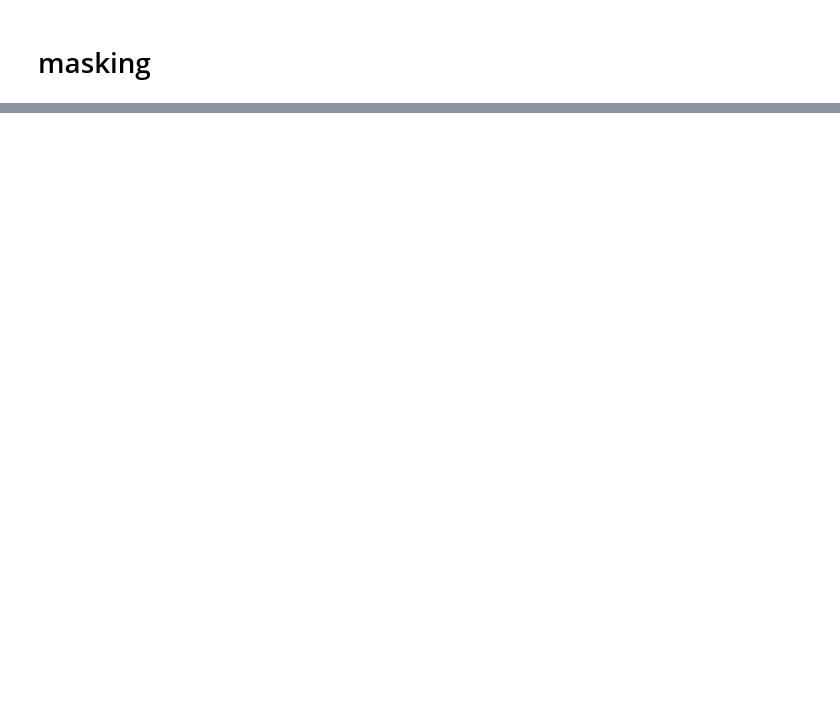
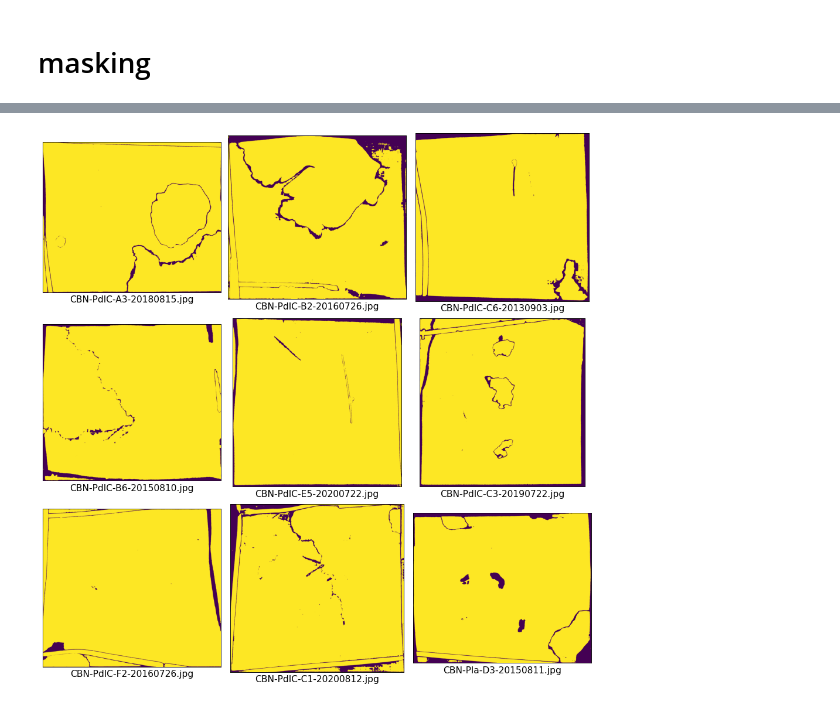
Before and after one commit to dsgt-arc/plantclef-2025, a Jupyter notebook: notebooks/masking/20250223-mg-masking.ipynb, the cells around one changed output, grey strips where cells are left out. Saved outputs shown, nothing was run; the diff lists cells and outputs as text; code cells hidden in the pictures; blank space fills up the shorter version.

```diff
--- a/notebooks/masking/20250223-mg-masking.ipynb
+++ b/notebooks/masking/20250223-mg-masking.ipynb
@@ -26,0 +103,11 @@ Sun Feb 23 01:22:02 PM EST 2025
+# %%
+# Display the images in a grid with binomial names
+plot_images_from_binary(
+    mask_subset_df,
+    data_col="combined_mask",
+    image_col="image_name",
+    grid_size=(3, 3),
+    grayscale=False,
+)
+# %% [output]
+[figure, added]
```
Also changed, not shown: parts of 6 cells of this notebook.
